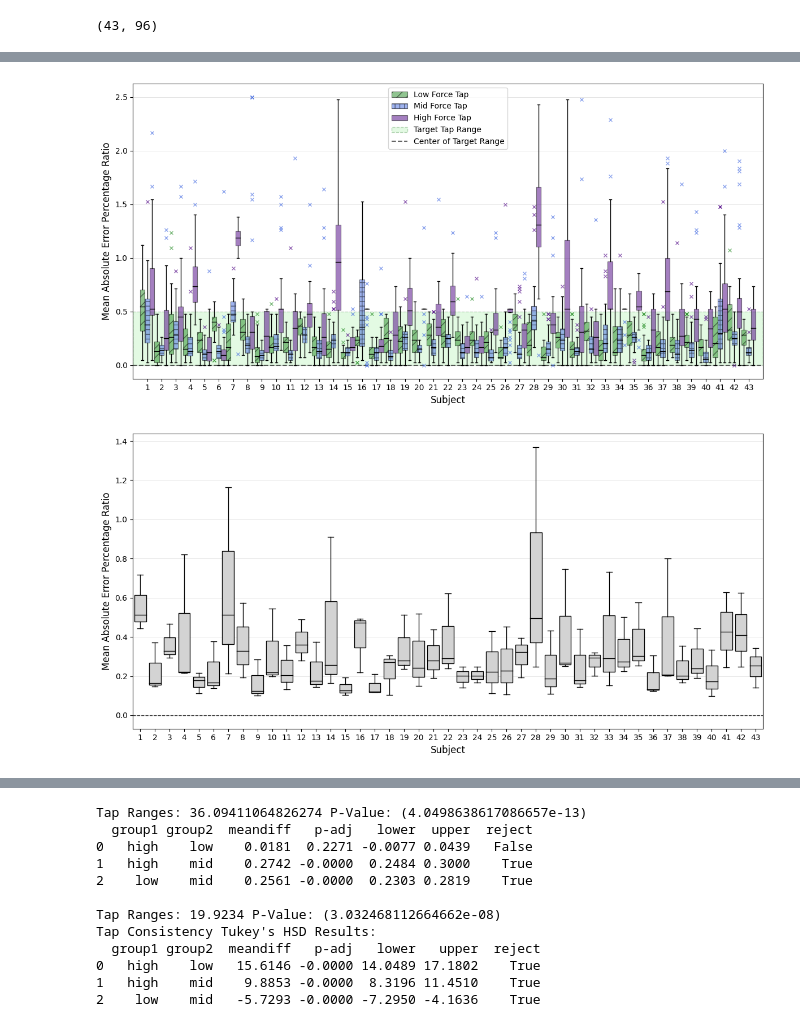
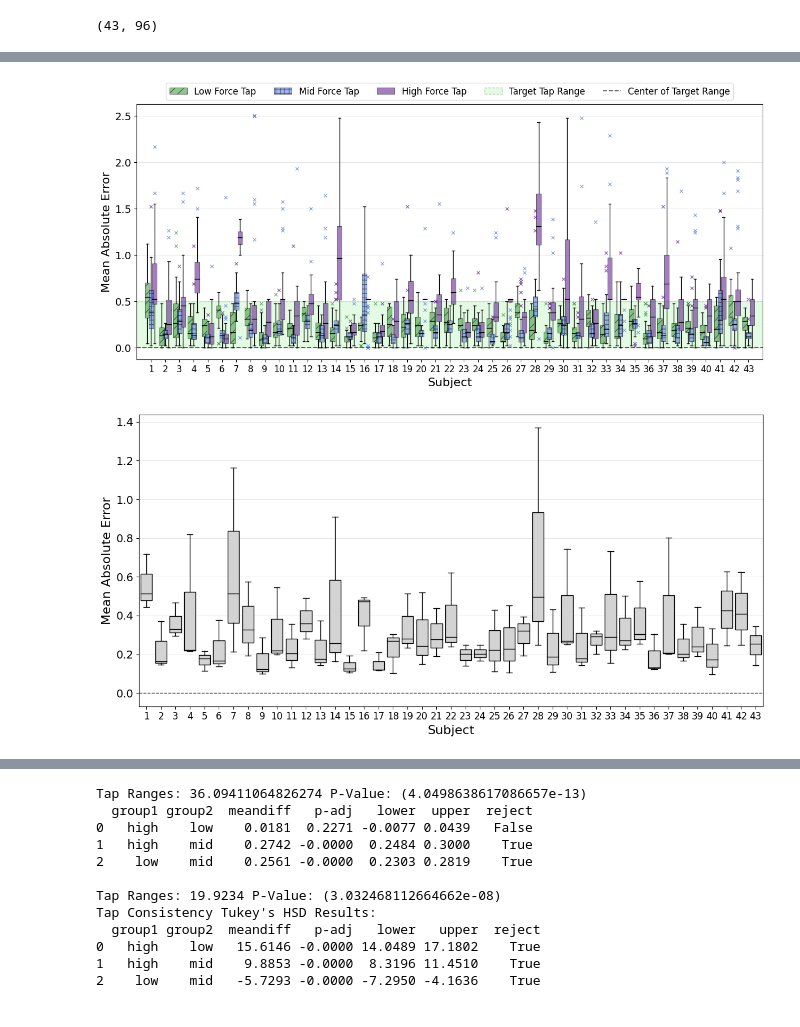
Before and after one commit to peter-clark/investigating-human-tapping-behavior-polyphonic-rhythms, a Jupyter notebook: 5-Tapping_Force-Consistency_and_Precision.ipynb, the cells around one changed output, grey strips where cells are left out. Drawn from its saved outputs; the diff is of its cells as text; code cells hidden in the pictures.

Commit message:
Finished all graph standardization for section 5 (5 for now). Beginning 6(for now). Added experiment data and make a pickle of all of the processed patterns.

```diff
--- a/5-Tapping_Force-Consistency_and_Precision.ipynb
+++ b/5-Tapping_Force-Consistency_and_Precision.ipynb
@@ -131,6 +131,9 @@ box_style2={
 
 mpl.rcParams['hatch.linewidth'] = 2
 mpl.rcParams['hatch.color'] = 'black'
+# %%
+label_size=14
+font_size=16
 # %%
 ## Graph over Time
 fig = plt.figure(figsize=(13,6))
@@ -163,10 +166,12 @@ lm_boundary = ax.axhline(y=42,color='seagreen', alpha=0.6, linestyle='--', label
 mh_boundary = ax.axhline(y=84,color='slateblue', alpha=0.6, linestyle='--', label='Mid / High Boundary')
 
 ax.set(ylim=[0,127], yticks=[0,42,84,127], xlim=[1,32],xticks=index)
+font_size=16
+ax.tick_params(labelsize=14)
 #ax.set_title(f"Progressive Tapping Consistency over all Subjects", fontsize=14, fontfamily='serif',fontweight='book')
-ax.set_xlabel("Tap Order", fontsize=12, fontfamily='sans-serif')
-ax.set_ylabel("Tapped Velocity", fontsize=12, fontfamily='sans-serif')
-plt.legend(handles=[bp_low["boxes"][0], bp_mid["boxes"][0], bp_high["boxes"][0], linelow,linemid, linehigh, lm_boundary, mh_boundary], \
-           labels=["Low Range","Mid Range","High Range","Mean Tap Low", "Mean Tap Mid", "Mean Tap High",'Low / Mid Boundary','Mid / High Boundary'],ncols=3,loc='upper center', bbox_to_anchor=(0.5, 1.2),prop={'size': 10})
+ax.set_xlabel("Tap Order", fontsize=font_size, fontfamily='sans-serif')
+ax.set_ylabel("Tapped Force", fontsize=font_size, fontfamily='sans-serif')
+plt.legend(handles=[bp_low["boxes"][0], bp_mid["boxes"][0], bp_high["boxes"][0], linelow,linemid, linehigh, lm_boundary, mh_boundary], fontsize="x-large", \
+           labels=["Low Range","Mid Range","High Range","Mean Tap Low", "Mean Tap Mid", "Mean Tap High",'Low / Mid Boundary','Mid / High Boundary'],ncols=5,loc='upper center', bbox_to_anchor=(0.5, 1.14))
 fig.tight_layout()
 plt.show()
@@ -173,14 +183,14 @@ plt.show()
 # %%
 ## Graph by Subject ##
 
-fig = plt.figure(figsize=(12,6))
+fig = plt.figure(figsize=(13,6))
 ax = fig.add_subplot()
 subjidx = np.arange(n_subjects)+1
 ax.grid(color='lightgray', linestyle='-', linewidth=0.6, alpha=0.7, axis='y')
 
 # shift for 3x boxplot
-pos_low = subjidx - 0.33
-pos_high = subjidx + 0.33
+pos_low = subjidx - 0.25
+pos_high = subjidx + 0.25
 
 # target rectangle
 line = ax.axhline(y=0,color='black', alpha=0.6, linestyle='--', label='Middle of Target Range')
@@ -204,37 +214,39 @@ for i in range(n_subjects):
     _tap_by_test_midi[1][i] = (tap_by_test[1][i]-105)
     _tap_by_test_midi[2][i] = (tap_by_test[2][i]-63)
 
 ## for whole range perspective
 for i in range(n_subjects):
     _tap_by_test_norm[0][i] = np.abs((tap_by_test[0][i]-21) / 127)
     _tap_by_test_norm[1][i] = np.abs((tap_by_test[1][i]-105) / 127)
     _tap_by_test_norm[2][i] = np.abs((tap_by_test[2][i]-63) / 127)
 
 
 mpl.rcParams['hatch.linewidth'] = 1
 bp1_low = ax.boxplot(_tap_by_test[0].T, positions=pos_low, **box_style, boxprops={**boxb_style,"facecolor":colors_dark[0], "alpha":0.5, "hatch":"//"}, flierprops={"markeredgecolor":colors_dark[0], **boxf_style})
 bp1_mid = ax.boxplot(_tap_by_test[1].T, positions=pos_high, **box_style, boxprops={**boxb_style,"facecolor":colors_dark[2], "alpha":0.5}, flierprops={"markeredgecolor":colors_dark[1], **boxf_style})
 bp1_high = ax.boxplot(_tap_by_test[2].T, positions=subjidx, **box_style, boxprops={**boxb_style,"facecolor":colors_dark[1], "alpha":0.5,"hatch":"++"}, flierprops={"markeredgecolor":colors_dark[2], **boxf_style})
 
 ax.set(xlim=[0,n_subjects+1], xticks=subjidx, xticklabels=subjidx)
 
 #ax.set_title(f"Subject Mean Err. for Tap Consistency per Target Range", fontsize=14, fontfamily='serif',fontweight='book')
-ax.set_xlabel("Subject", fontsize=12, fontfamily='sans-serif')
-ax.set_ylabel("Mean Absolute Error Percentage Ratio", fontsize=12, fontfamily='sans-serif')
+ax.set_xlabel("Subject", fontsize=font_size, fontfamily='sans-serif')
+ax.set_ylabel("Mean Absolute Error", fontsize=font_size, fontfamily='sans-serif')
 
 # Add and Remove the dummy lines to make legend work
 line1, = ax.plot([1,1], color='blue')
 line2, = ax.plot([1,1], color='green')
 line3, = ax.plot([1,1], color='red')
 line1.set_visible(False)
 line2.set_visible(False)
 line3.set_visible(False)
+ax.tick_params(axis="y", labelsize=label_size)
+ax.tick_params(axis="x", labelsize=label_size-2)
 
-ax.legend([bp1_low["boxes"][0],  bp1_high["boxes"][0],bp1_mid["boxes"][0], rect, line], ('Low Force Tap', 'Mid Force Tap', 'High Force Tap', 'Target Tap Range', 'Center of Target Range'), loc='upper center')
+ax.legend([bp1_low["boxes"][0],  bp1_high["boxes"][0],bp1_mid["boxes"][0], rect, line], ('Low Force Tap', 'Mid Force Tap', 'High Force Tap', 'Target Tap Range', 'Center of Target Range'), fontsize="large",ncols=5,loc='upper center', bbox_to_anchor=(0.5, 1.10))
 fig.tight_layout()
 plt.show()
 # %% [output]
-[figure, old version]
+[figure, new version]
 # %%
 ## Plot Error by Subject ##
 fig = plt.figure(figsize=(12,6))
@@ -242,12 +254,14 @@ ax = fig.add_subplot()
 ax.grid(color='lightgray', linestyle='-', linewidth=0.6, alpha=0.7, axis='y')
 bp=ax.boxplot(np.mean(_tap_by_test,axis=2), patch_artist=True,widths=0.8, medianprops={"color":"black"}, boxprops={"facecolor":"lightgrey"})
 ax.axhline(y=0.0,color='black', alpha=0.8, linestyle='--', linewidth=1)
-ax.set_xlabel("Subject", fontsize=12, fontfamily='sans-serif')
-ax.set_ylabel("Mean Absolute Error Percentage Ratio", fontsize=12, fontfamily='sans-serif')
+ax.set_xlabel("Subject", fontsize=font_size, fontfamily='sans-serif')
+ax.set_ylabel("Mean Absolute Error", fontsize=font_size, fontfamily='sans-serif')
+ax.tick_params(axis="y", labelsize=label_size)
+ax.tick_params(axis="x", labelsize=label_size-2)
 fig.tight_layout()
 plt.show()
 # %% [output]
-[figure, old version]
+[figure, new version]
 # %%
 ## Graph MIDI difference distributions ##
 fig, (ax1, ax2) = plt.subplots(2, 1, figsize=(8, 6), sharex=True, gridspec_kw={'height_ratios': [1,3.5]})
```
Also changed, not shown: parts of 6 cells of this notebook, 5 other files.
